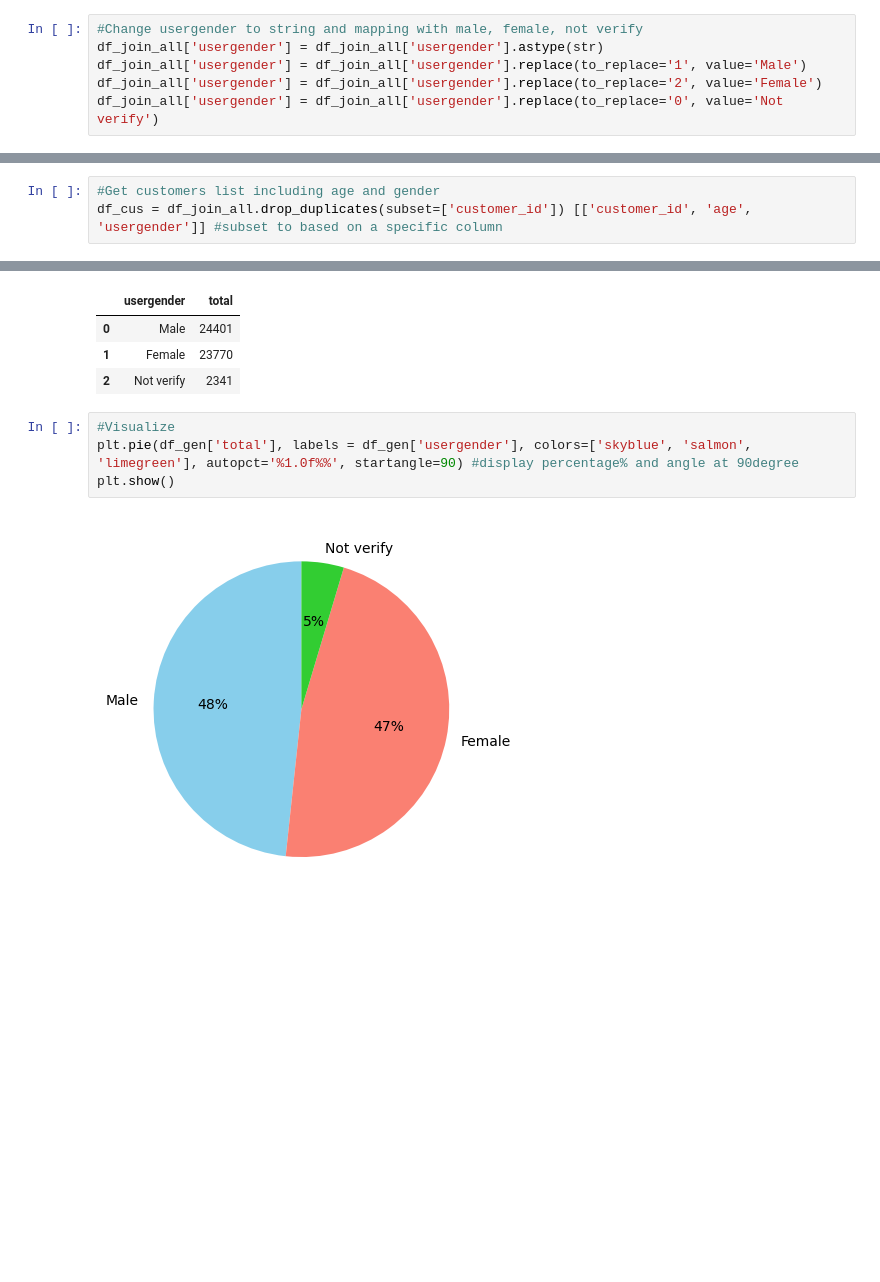
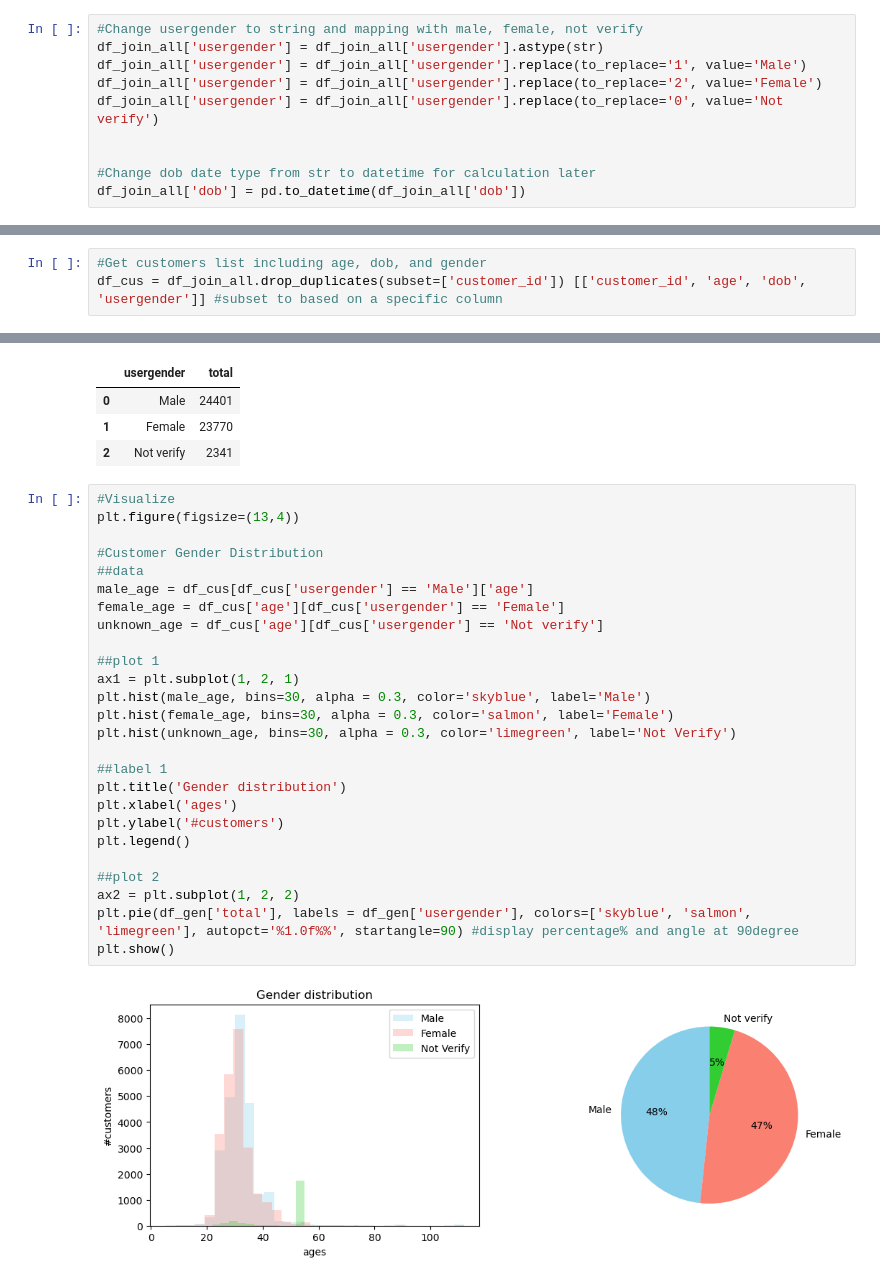
Before and after one commit to DucD0610/HOYTS-Cinema-Ticket-Sales-Analysis, a Jupyter notebook: Capstone project/captone project.ipynb, the cells around one changed output, grey strips where cells are left out. Saved outputs shown, nothing was run; the diff lists cells and outputs as text; blank space fills up the shorter version.

```diff
--- a/Capstone project/captone project.ipynb
+++ b/Capstone project/captone project.ipynb
@@ -470,6 +463,10 @@ df_join_all['usergender'] = df_join_all['usergender'].astype(str)
 df_join_all['usergender'] = df_join_all['usergender'].replace(to_replace='1', value='Male')
 df_join_all['usergender'] = df_join_all['usergender'].replace(to_replace='2', value='Female')
 df_join_all['usergender'] = df_join_all['usergender'].replace(to_replace='0', value='Not verify')
+
+
+#Change dob date type from str to datetime for calculation later
+df_join_all['dob'] = pd.to_datetime(df_join_all['dob'])
 # %% [markdown]
 # III. Analyze
 ## 3.1 Customer Portrait
@@ -495,6 +488,6 @@ df_join_all.head(2)
 | 1 | 8607fe9d2d12e14d711c49ae1204de29 | 118325 | credit card | 20 | 9d6100d117d5f0aa65fc29b6d9edd9f7 | 3.09 | 0.00 | ... |
 2 rows × 24 columns
 # %%
-#Get customers list including age and gender
-df_cus = df_join_all.drop_duplicates(subset=['customer_id']) [['customer_id', 'age', 'usergender']] #subset to based on a specific column
+#Get customers list including age, dob, and gender
+df_cus = df_join_all.drop_duplicates(subset=['customer_id']) [['customer_id', 'age', 'dob', 'usergender']] #subset to based on a specific column
 # %%
@@ -545,11 +518,33 @@ df_gen
 | 0 | Male | 24401 |
 | 1 | Female | 23770 |
 | 2 | Not verify | 2341 |
-# %%
-#Visualize
-plt.pie(df_gen['total'], labels = df_gen['usergender'], colors=['skyblue', 'salmon', 'limegreen'], autopct='%1.0f%%', startangle=90) #display percentage% and angle at 90degree
-plt.show()
-# %% [output]
-[figure, removed]
+# %%
+#Visualize
+plt.figure(figsize=(13,4))
+
+#Customer Gender Distribution
+##data
+male_age = df_cus[df_cus['usergender'] == 'Male']['age']
+female_age = df_cus['age'][df_cus['usergender'] == 'Female']
+unknown_age = df_cus['age'][df_cus['usergender'] == 'Not verify']
+
+##plot 1
+ax1 = plt.subplot(1, 2, 1)
+plt.hist(male_age, bins=30, alpha = 0.3, color='skyblue', label='Male')
+plt.hist(female_age, bins=30, alpha = 0.3, color='salmon', label='Female')
+plt.hist(unknown_age, bins=30, alpha = 0.3, color='limegreen', label='Not Verify')
+
+##label 1
+plt.title('Gender distribution')
+plt.xlabel('ages')
+plt.ylabel('#customers')
+plt.legend()
+
+##plot 2
+ax2 = plt.subplot(1, 2, 2)
+plt.pie(df_gen['total'], labels = df_gen['usergender'], colors=['skyblue', 'salmon', 'limegreen'], autopct='%1.0f%%', startangle=90) #display percentage% and angle at 90degree
+plt.show()
+# %% [output]
+[figure, added]
 # %%
 df_cus[df_cus['usergender'] == 'Not verify'].groupby('age').agg(
```
Also changed, not shown: parts of 14 cells of this notebook.
